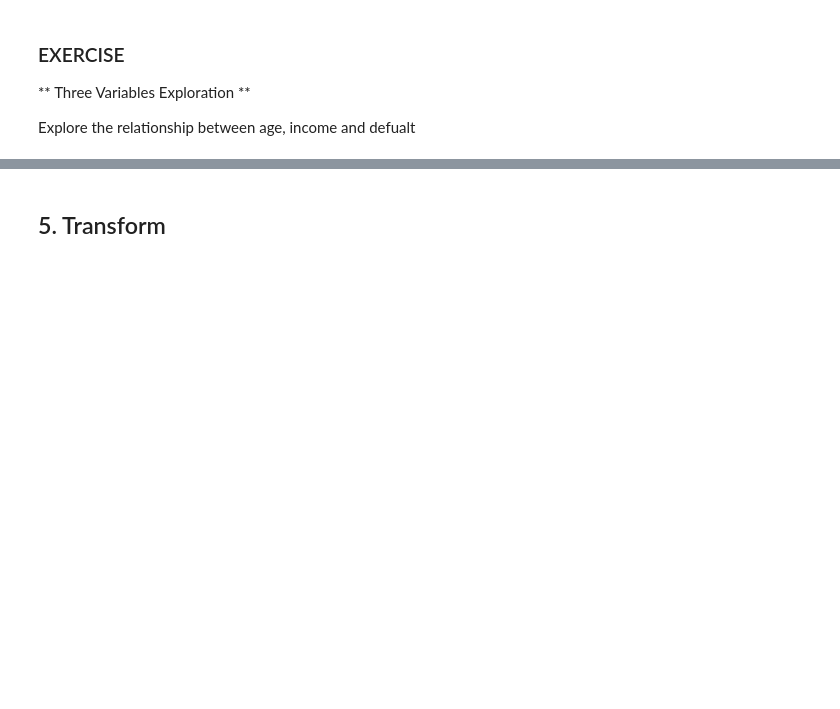
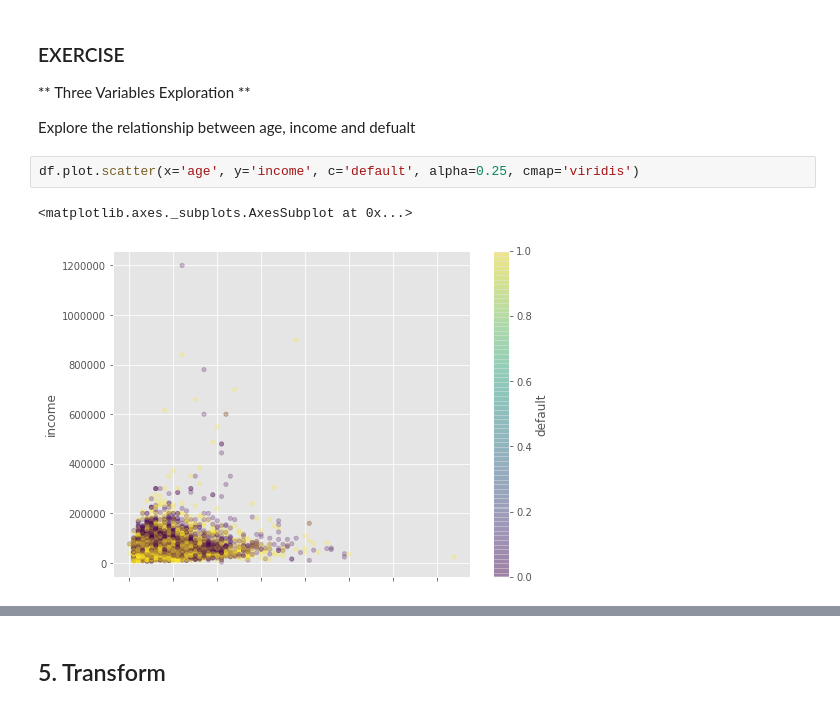
Before and after one commit to amitkaps/full-stack-data-science, a Jupyter notebook: credit-risk/notebooks/1-ML-Model-Full-Version.ipynb, the cells around one changed output, grey strips where cells are left out. Cells and saved outputs as stored; diff of their text form; blank space fills up the shorter version.

```diff
--- a/credit-risk/notebooks/1-ML-Model-Full-Version.ipynb
+++ b/credit-risk/notebooks/1-ML-Model-Full-Version.ipynb
@@ -129,6 +198,11 @@ df.plot.scatter(x='age', y='income', alpha=0.7)
 ** Three Variables Exploration **
 
 Explore the relationship between age, income and defualt
+# %%
+df.plot.scatter(x='age', y='income', c='default', alpha=0.25, cmap='viridis')
+# %% [output]
+<matplotlib.axes._subplots.AxesSubplot at 0x...>
+[figure, added]
 # %%
 # Explore the relationship between age, income and default
 df.plot.scatter(x='age', y='income', c='default', logx=True, logy=True, alpha=0.25, cmap='viridis')
```
Also changed, not shown: parts of 51 cells of this notebook, 4 other files.
